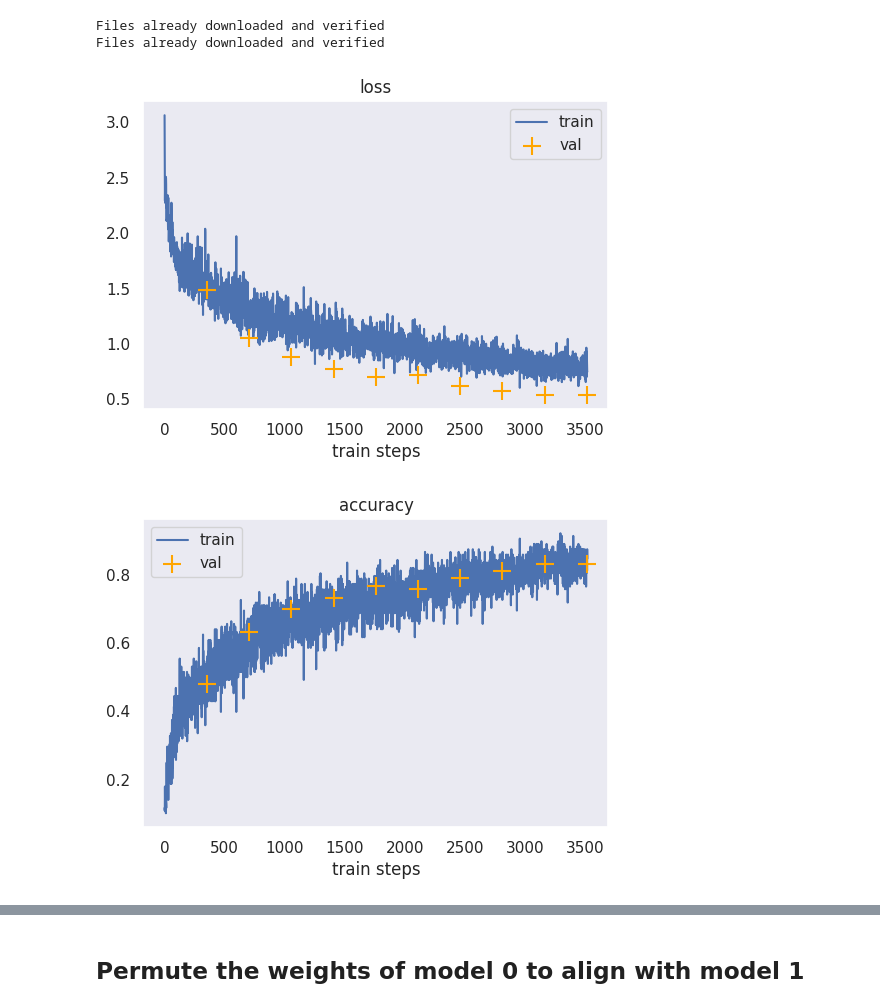
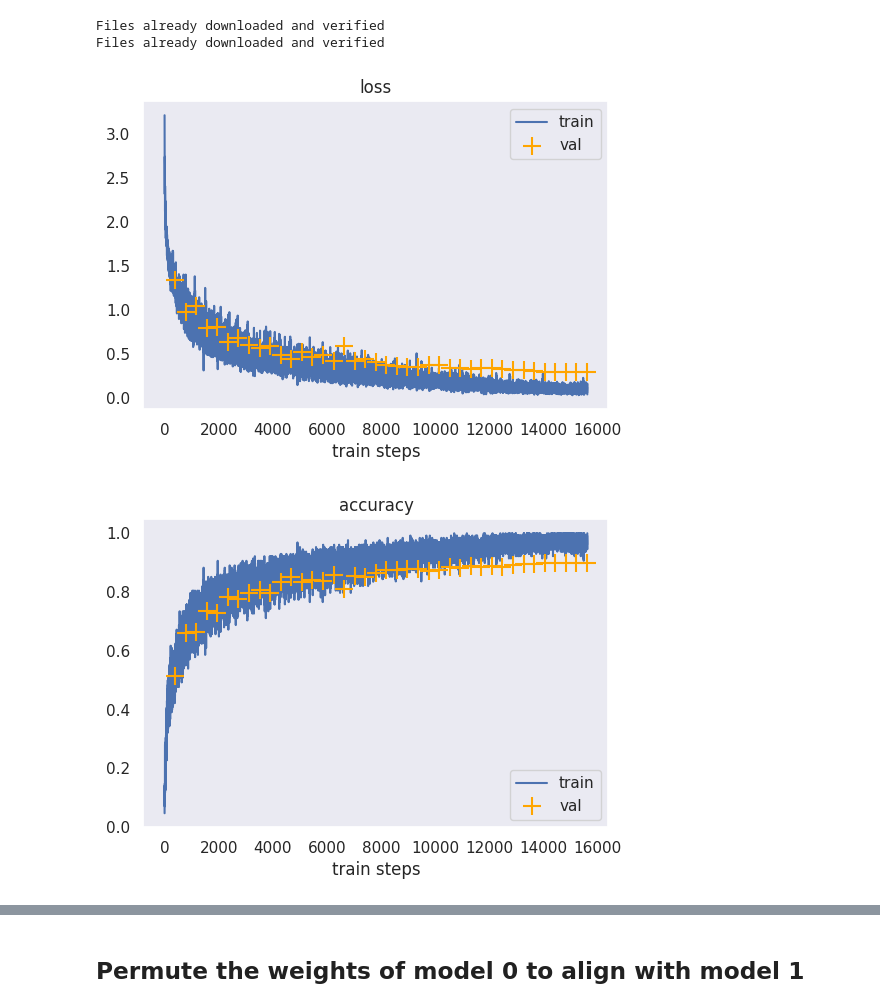
Before and after one commit to xiyori/lmc, a Jupyter notebook: notebooks/rebasin-augment.ipynb, the cells around one changed output, grey strips where cells are left out. Cells and saved outputs as stored; diff of their text form; code cells hidden in the pictures.

```diff
--- a/notebooks/rebasin-augment.ipynb
+++ b/notebooks/rebasin-augment.ipynb
@@ -38,6 +38,7 @@ def set_random_seed(seed):
 ## Training / testing loops
 # %%
 from IPython.display import clear_output
+from typing import Sequence
 
 from src.modules import Indexer, IndexedModel
 
@@ -57,10 +58,11 @@ def train_epoch(model, optimizer, scheduler = None):
         if scheduler is not None:
             scheduler.step()
 
-        pred = torch.max(output, 1)[1].cpu().numpy()
-        target = torch.max(target, 1)[1].cpu().numpy()
-        acc = np.mean(pred == target)
-        acc_log.append(acc)
+        with torch.no_grad():
+            pred = torch.max(output, 1)[1]
+    #         target = torch.max(target, 1)[1]
+            acc = (pred == target).cpu().numpy().mean()
+            acc_log.append(acc)
 
         loss = loss.item()
         loss_log.append(loss)
@@ -127,25 +129,32 @@ def train(n_epochs, model, opt, scheduler = None):
 def evaluate(model):
     print("Accuracy: {:.2%}".format(test(model, testloader)[1]))
 
-def collect_statistics(model: IndexedModel, full: bool = False):
+def collect_statistics(models: Sequence[IndexedModel], full: bool = False):
     if full:
-        untracked_keys = []
-        for key, module in model.modules.items():
-            if not module.track_activations:
-                untracked_keys.append(key)
-                module.track_activations = True
+        untracked_keys = set()
+        for model in models:
+            for key, module in model.modules.items():
+                if not module.track_activations:
+                    untracked_keys.add(key)
+                    module.track_activations = True
 
-    model.eval()
-    with torch.no_grad(), model.track():
-        #it = iter(range(70))
+    for model in models:
+        model.eval()
+        model.reset_statistics()
+        model.start_tracking()
+    with torch.no_grad():
         for x_batch, _ in activation_loader:
             data = x_batch.to(device)
-            output = model(data)
-            #print(next(it))
+            for model in models:
+                model(data)
+
+    for model in models:
+        model.stop_tracking()
 
     if full:
         for key in untracked_keys:
-            model[key].track_activations = False
+            for model in models:
+                model[key].track_activations = False
 # %% [markdown]
 ## Models
 # %%
@@ -507,22 +559,22 @@ config = CIFARConvNetConfig()
 # %%
 set_random_seed(42)
 
 lr = 1e-2
-num_epochs = 10
+num_epochs = 40
 
 model0 = ConvNetDepth(config)
 model0.to(device)
 optim = torch.optim.SGD(model0.parameters(), lr=lr, momentum=0.9, weight_decay=5e-4)
 scheduler = torch.optim.lr_scheduler.OneCycleLR(optim, **{
     "steps_per_epoch": len(trainloader),
     "epochs": num_epochs,
     "anneal_strategy": "cos",
     "max_lr": lr,
     "pct_start": 0.1
 })
 
 train(num_epochs, model0, optim, scheduler)
-torch.save(model0.state_dict(), checkpoint_dir + "/cifar_conv_aug0.pth")
+torch.save(model0.state_dict(), checkpoint_dir + "/cifar_conv_augn0.pth")
 # %% [output]
-[figure, old version]
+[figure, new version]
-[figure, old version]
+[figure, new version]
```
Also changed, not shown: parts of 25 cells of this notebook, 3 other files.
